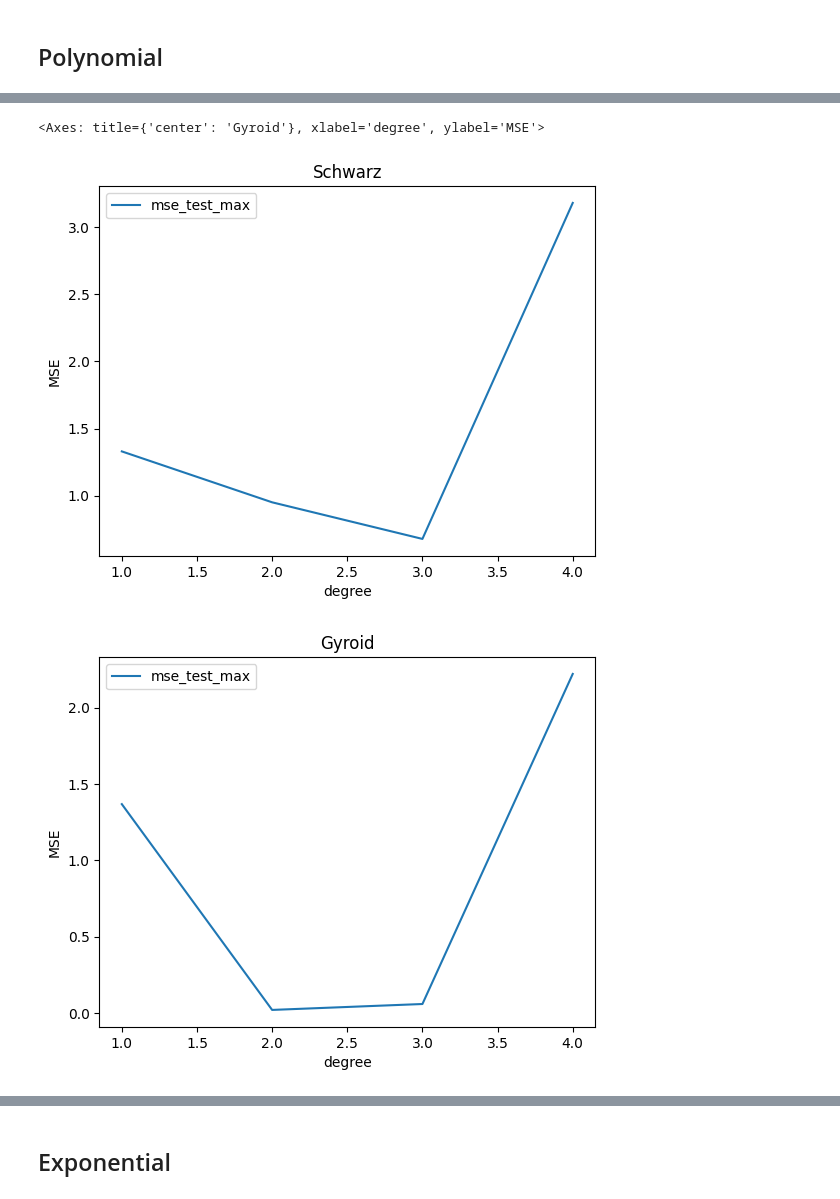
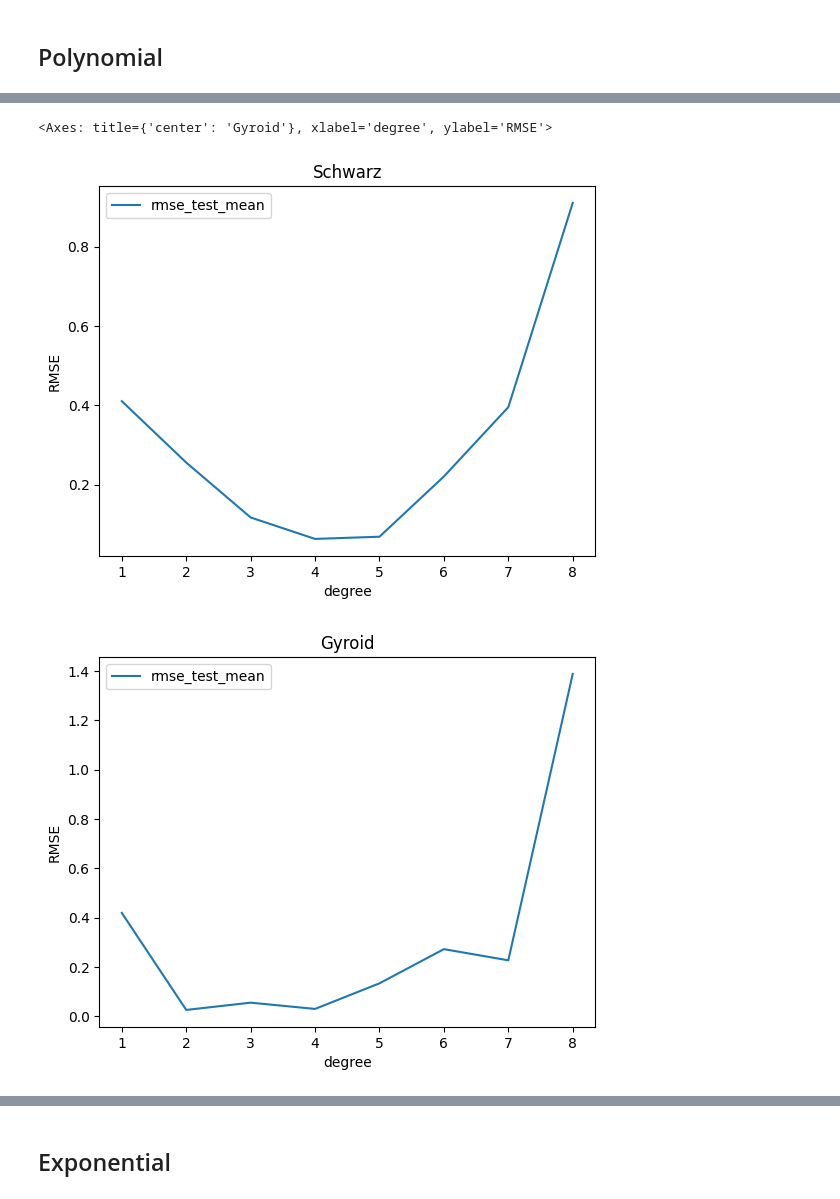
Before and after one commit to Snopoff/Persistent-Homology-of-Triple-Periodic-Minimal-Surfaces, a Jupyter notebook: model.ipynb, the cells around one changed output, grey strips where cells are left out. Drawn from its saved outputs; the diff is of its cells as text; code cells hidden in the pictures.

```diff
--- a/model.ipynb
+++ b/model.ipynb
@@ -73,9 +87,5 @@ entropy_df = pd.read_csv('entropy.csv')
 
         1-entropy is nice: `degree 2,3,4`
         2-entropy is bad too
-# %%
-x_train, y_train, x_test, y_test = train_test_split(x, y)
-
-x_train.shape, y_train.shape, x_test.shape, y_test.shape
 # %% [markdown]
 ## Polynomial
@@ -113,16 +161,17 @@ class PolynomialModel:
 # %%
 class Experiments():
-    def __init__(self, model_class, data, n_splits=4):
+    def __init__(self, model_class, data, n_splits=4, random_state=42):
         self.model_class = model_class
         self.data = data
         self.n_splits=n_splits
+        self.random_state = random_state
 
     def _choose_values_from_list_of_dicts(self, list_of_dicts, key):
         result = [d[key] for d in list_of_dicts]
         return result
 
     def run_experiments(self, degrees = range(1,10), *args, **kwargs):
-        kf = KFold(n_splits=self.n_splits)
+        kf = KFold(n_splits=self.n_splits, shuffle=True, random_state=self.random_state)
         self.results = {}
         for deg in degrees:
             print(f"Current degree is {deg}")
@@ -152,6 +201,18 @@ class Experiments():
                 "mse_train_min": min(self._choose_values_from_list_of_dicts(experiment_results_list, "mse_train")),
                 "mse_train_mean": np.mean(self._choose_values_from_list_of_dicts(experiment_results_list, "mse_train")),
                 "mse_train_max": max(self._choose_values_from_list_of_dicts(experiment_results_list, "mse_train")),
+
+                "rmse_test_min": min(self._choose_values_from_list_of_dicts(experiment_results_list, "rmse_test")),
+                "rmse_test_mean": np.mean(self._choose_values_from_list_of_dicts(experiment_results_list, "rmse_test")),
+                "rmse_test_max": max(self._choose_values_from_list_of_dicts(experiment_results_list, "rmse_test")),
+
+                "rmse_train_min": min(self._choose_values_from_list_of_dicts(experiment_results_list, "rmse_train")),
+                "rmse_train_mean": np.mean(self._choose_values_from_list_of_dicts(experiment_results_list, "rmse_train")),
+                "rmse_train_max": max(self._choose_values_from_list_of_dicts(experiment_results_list, "rmse_train")),
+
+                "coeffs_mean": list(map(lambda x: round(x, 3),
+                                   np.mean(self._choose_values_from_list_of_dicts(experiment_results_list, "coeffs"), axis=0))),
+                "variables": self._choose_values_from_list_of_dicts(experiment_results_list, "variables")[0]
             }
 
 
@@ -165,16 +226,17 @@ x = entropy_df['d_param'].values.reshape(-1,1)
 data_schwarz = {'x': x, 'y': entropy_df['Schwarz'].values}
 data_gyroid = {'x':x, 'y': entropy_df['Gyroid'].values}
 
-MAX_DEG_POLYNOMIAL = 5
+MAX_DEG_POLYNOMIAL = 9
+RANDOM_STATE = 21
 
-schwarz_polynomial_experiments = Experiments(PolynomialModel, data_schwarz)
+schwarz_polynomial_experiments = Experiments(PolynomialModel, data_schwarz, random_state=RANDOM_STATE)
 schwarz_polynomial_metrics = schwarz_polynomial_experiments.run_experiments(degrees=range(1,MAX_DEG_POLYNOMIAL))
 print(schwarz_polynomial_metrics)
-schwarz_polynomial_experiments.results_df.plot("degree", "mse_test_max", ylabel='MSE', title="Schwarz")
+schwarz_polynomial_experiments.results_df.plot("degree", "rmse_test_mean", ylabel='RMSE', title="Schwarz")
 
 gyroid_polynomial_experiments = Experiments(PolynomialModel, data_gyroid)
 _ = gyroid_polynomial_experiments.run_experiments(degrees=range(1, MAX_DEG_POLYNOMIAL))
-gyroid_polynomial_experiments.results_df.plot("degree", "mse_test_max", ylabel='MSE', title="Gyroid")
+gyroid_polynomial_experiments.results_df.plot("degree", "rmse_test_mean", ylabel='RMSE', title="Gyroid")
 # %% [output]
 Current degree is 1
 Fold 0
@@ -192,7 +254,7 @@ Fold 0
 Fold 0
 Fold 1
 Fold 2
 Fold 3
-<Axes: title={'center': 'Gyroid'}, xlabel='degree', ylabel='MSE'>
+<Axes: title={'center': 'Gyroid'}, xlabel='degree', ylabel='RMSE'>
-[figure, old version]
+[figure, new version]
-[figure, old version]
+[figure, new version]
```
Also changed, not shown: parts of 28 cells of this notebook, 2 other files.
